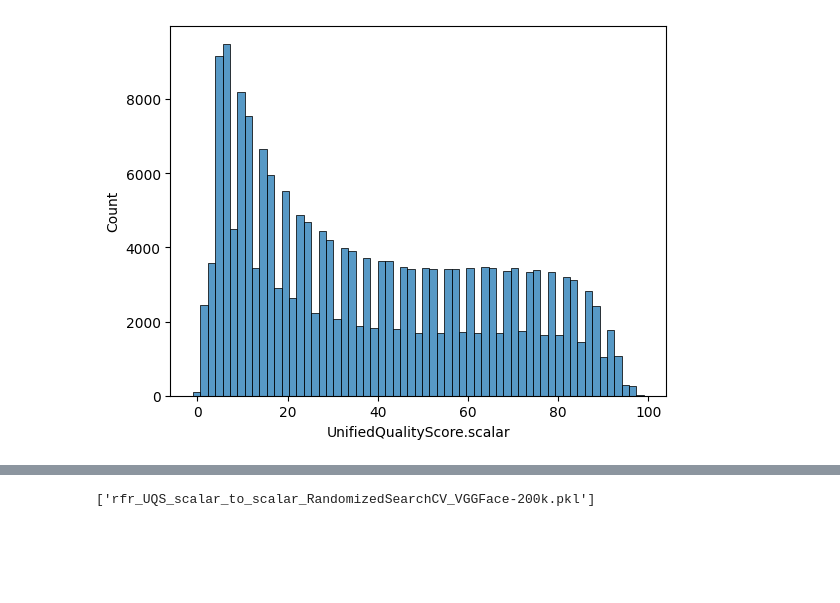
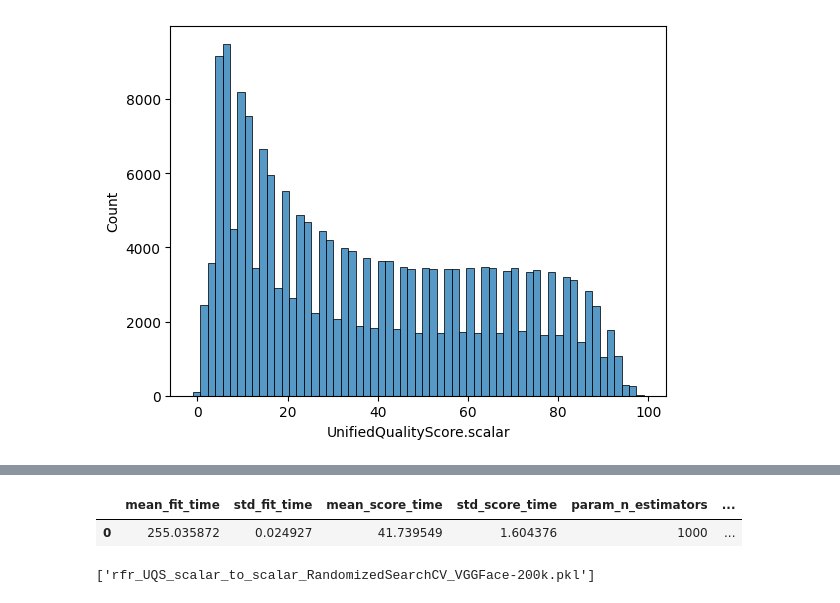
Before and after one commit to GustavNP/RandomForestUQS, a Jupyter notebook: UQS_random_forest.ipynb, the cells around one changed output, grey strips where cells are left out. Drawn from its saved outputs; the diff is of its cells as text; code cells hidden in the pictures; blank space fills up the shorter version.

```diff
--- a/UQS_random_forest.ipynb
+++ b/UQS_random_forest.ipynb
@@ -86,8 +86,22 @@ non_float_cells = train_df[train_df['EyesVisible'].apply(lambda x: x == '-nan(in
 
 print(non_float_cells["EyesVisible"])
 
-# Remove rows where EyesVisible measure computation has failed
-train_df = train_df[~train_df['EyesVisible'].apply(lambda x: x == '-nan(ind)')]
+# OLD:
+# # Remove rows where EyesVisible measure computation has failed
+# train_df = train_df[~train_df['EyesVisible'].apply(lambda x: x == '-nan(ind)')]
+
+def convert_nanind_to_0(value):
+    if value == '-nan(ind)':
+        return 0
+    else:
+        return value
+
+# Set EyesVisible.scalar score to the lowest value of 0
+train_df['EyesVisible.scalar'] = train_df['EyesVisible.scalar'].apply(lambda x: convert_nanind_to_0(x))
+train_df['EyesVisible.scalar'] = train_df['EyesVisible.scalar'].astype(int)
+
+
+
 
 
 #also do it for the file to predict on
@@ -396,7 +505,7 @@ randomized_search_grid = {'n_estimators': n_estimators,
 # random_forest_cross_val = GridSearchCV(random_forest_regressor, grid_parameters, cv=5, scoring='neg_mean_squared_error', n_jobs=-1)
 random_forest_cross_val = RandomizedSearchCV(estimator = random_forest_regressor,
                                              param_distributions = randomized_search_grid,
-                                             n_iter = 100,
+                                             n_iter = 30,
                                              cv = 3,
                                              verbose=3,
                                              random_state=36,
@@ -421,4 +536,12 @@ random_forest_cross_val.best_params_
  'bootstrap': False}
+# %%
+results_of_randomized_search_cv = pd.DataFrame(random_forest_cross_val.cv_results_)
+results_of_randomized_search_cv.to_csv("results_of_randomized_search_cv.csv", sep=';')
+# %%
+results_of_randomized_search_cv
+# %% [output]
+|  | mean_fit_time | std_fit_time | mean_score_time | std_score_time | param_n_estimators | ... |
+| 0 | 255.035872 | 0.024927 | 41.739549 | 1.604376 | 1000 | ... |
 # %%
 model_filename = "rfr_UQS_scalar_to_scalar_RandomizedSearchCV_VGGFace-200k.pkl"
 # %%
```
Also changed, not shown: parts of 22 cells of this notebook, 14 other files.
